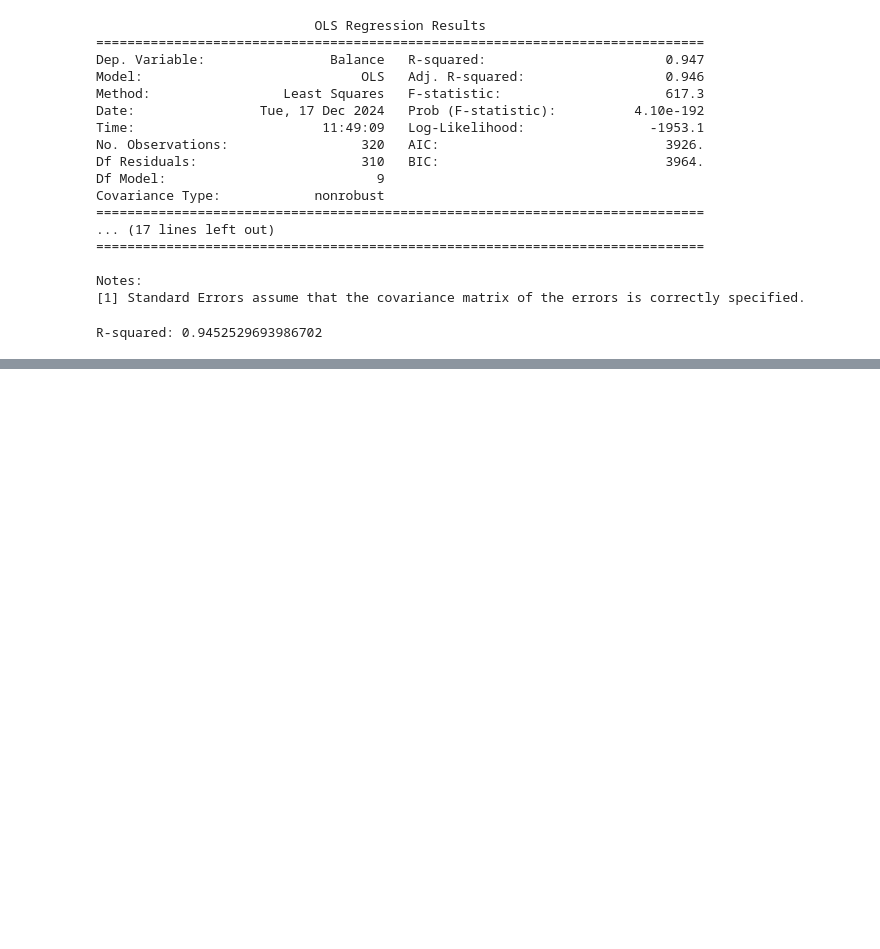
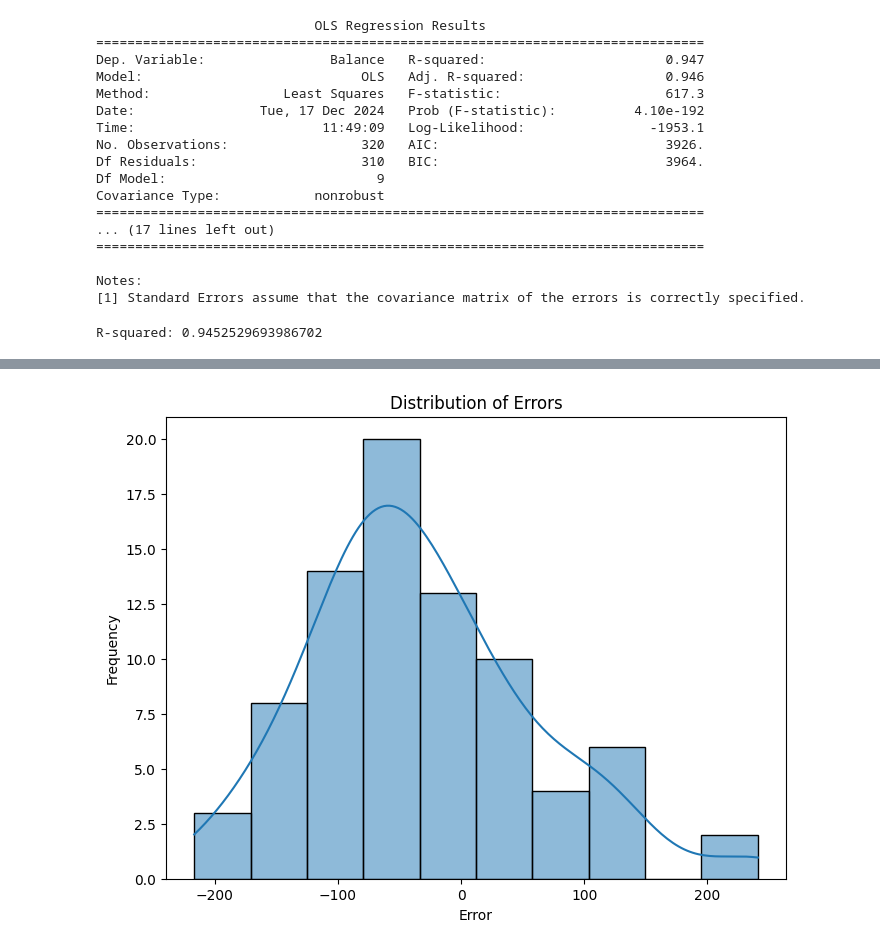
Before and after one commit to pritkudale/ML-for-Teachers, a Jupyter notebook: Linear Regression/Linear_regression_using_stats_model.ipynb, the cells around one changed output, grey strips where cells are left out. Drawn from its saved outputs; the diff is of its cells as text; code cells hidden in the pictures; blank space fills up the shorter version.

```diff
--- a/Linear Regression/Linear_regression_using_stats_model.ipynb
+++ b/Linear Regression/Linear_regression_using_stats_model.ipynb
@@ -430 +394,19 @@ This will become an error in seaborn v0.14.0; please update your code.
+# %%
+# prompt: plot distribution for error
+
+import matplotlib.pyplot as plt
+import seaborn as sns
+
+# Assuming 'y_test' and 'y_pred' are defined from your previous code
+error = y_test - y_pred
+
+# Plot the distribution of errors
+plt.figure(figsize=(8, 6))
+sns.histplot(error, kde=True)
+plt.title('Distribution of Errors')
+plt.xlabel('Error')
+plt.ylabel('Frequency')
+plt.show()
+# %% [output]
+[figure, added]
 # %%
```
Also changed, not shown: parts of 3 cells of this notebook.
